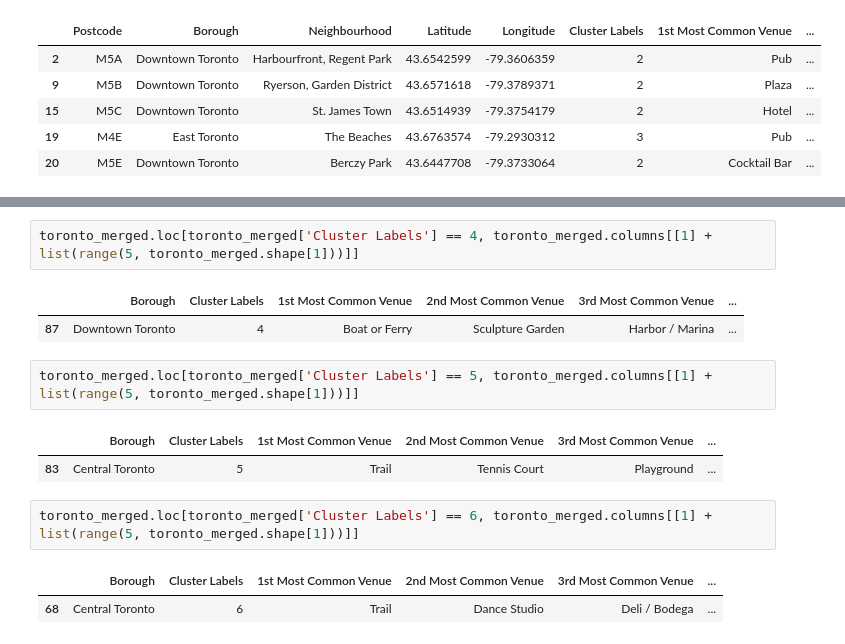
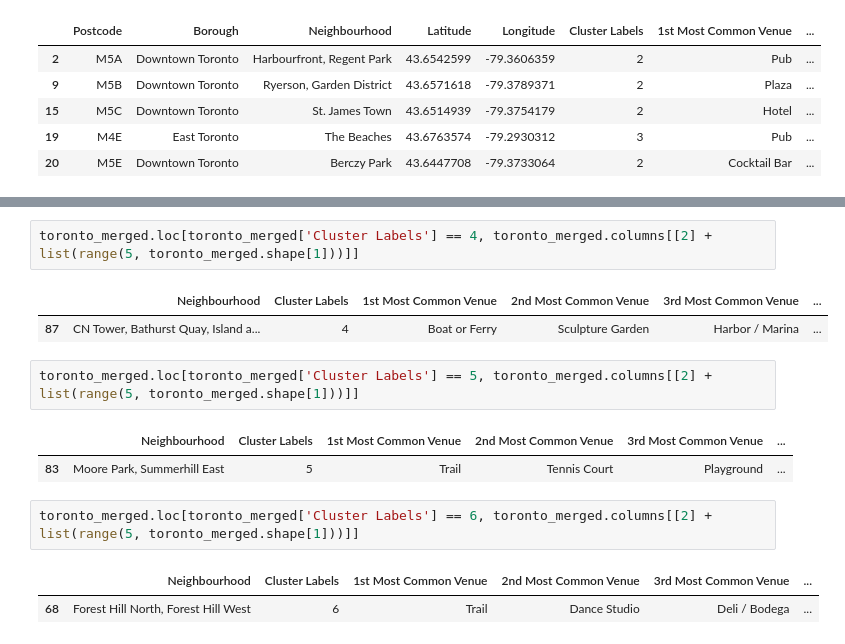
Before and after one commit to csrviswa/Coursera_Capstone, a Jupyter notebook: Neighborhoods_Analysis_Capstone_Project.ipynb, the cells around one changed output, grey strips where cells are left out. Cells and saved outputs as stored; diff of their text form.

```diff
--- a/Neighborhoods_Analysis_Capstone_Project.ipynb
+++ b/Neighborhoods_Analysis_Capstone_Project.ipynb
@@ -347,15 +345,15 @@ toronto_merged.loc[toronto_merged['Cluster Labels'] == 3, toronto_merged.columns
 # %%
-toronto_merged.loc[toronto_merged['Cluster Labels'] == 4, toronto_merged.columns[[1] + list(range(5, toronto_merged.shape[1]))]]
+toronto_merged.loc[toronto_merged['Cluster Labels'] == 4, toronto_merged.columns[[2] + list(range(5, toronto_merged.shape[1]))]]
 # %% [output]
-|  | Borough | Cluster Labels | 1st Most Common Venue | 2nd Most Common Venue | 3rd Most Common Venue | ... |
-| 87 | Downtown Toronto | 4 | Boat or Ferry | Sculpture Garden | Harbor / Marina | ... |
+|  | Neighbourhood | Cluster Labels | 1st Most Common Venue | 2nd Most Common Venue | 3rd Most Common Venue | ... |
+| 87 | CN Tower, Bathurst Quay, Island a... | 4 | Boat or Ferry | Sculpture Garden | Harbor / Marina | ... |
 # %%
-toronto_merged.loc[toronto_merged['Cluster Labels'] == 5, toronto_merged.columns[[1] + list(range(5, toronto_merged.shape[1]))]]
+toronto_merged.loc[toronto_merged['Cluster Labels'] == 5, toronto_merged.columns[[2] + list(range(5, toronto_merged.shape[1]))]]
 # %% [output]
-|  | Borough | Cluster Labels | 1st Most Common Venue | 2nd Most Common Venue | 3rd Most Common Venue | ... |
-| 83 | Central Toronto | 5 | Trail | Tennis Court | Playground | ... |
+|  | Neighbourhood | Cluster Labels | 1st Most Common Venue | 2nd Most Common Venue | 3rd Most Common Venue | ... |
+| 83 | Moore Park, Summerhill East | 5 | Trail | Tennis Court | Playground | ... |
 # %%
-toronto_merged.loc[toronto_merged['Cluster Labels'] == 6, toronto_merged.columns[[1] + list(range(5, toronto_merged.shape[1]))]]
+toronto_merged.loc[toronto_merged['Cluster Labels'] == 6, toronto_merged.columns[[2] + list(range(5, toronto_merged.shape[1]))]]
 # %% [output]
-|  | Borough | Cluster Labels | 1st Most Common Venue | 2nd Most Common Venue | 3rd Most Common Venue | ... |
-| 68 | Central Toronto | 6 | Trail | Dance Studio | Deli / Bodega | ... |
+|  | Neighbourhood | Cluster Labels | 1st Most Common Venue | 2nd Most Common Venue | 3rd Most Common Venue | ... |
+| 68 | Forest Hill North, Forest Hill West | 6 | Trail | Dance Studio | Deli / Bodega | ... |
```
Also changed, not shown: parts of 8 cells of this notebook.
